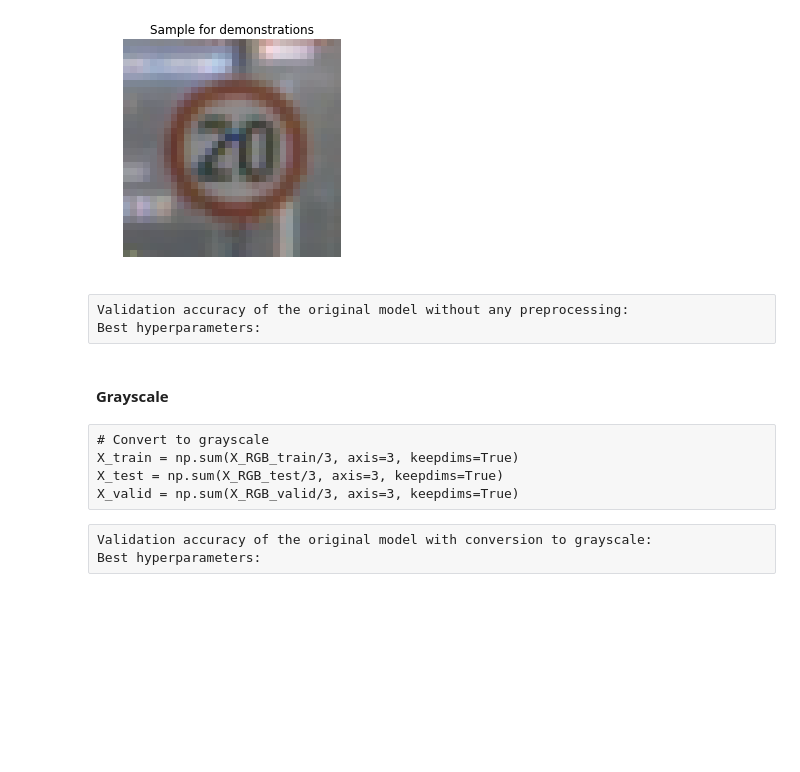
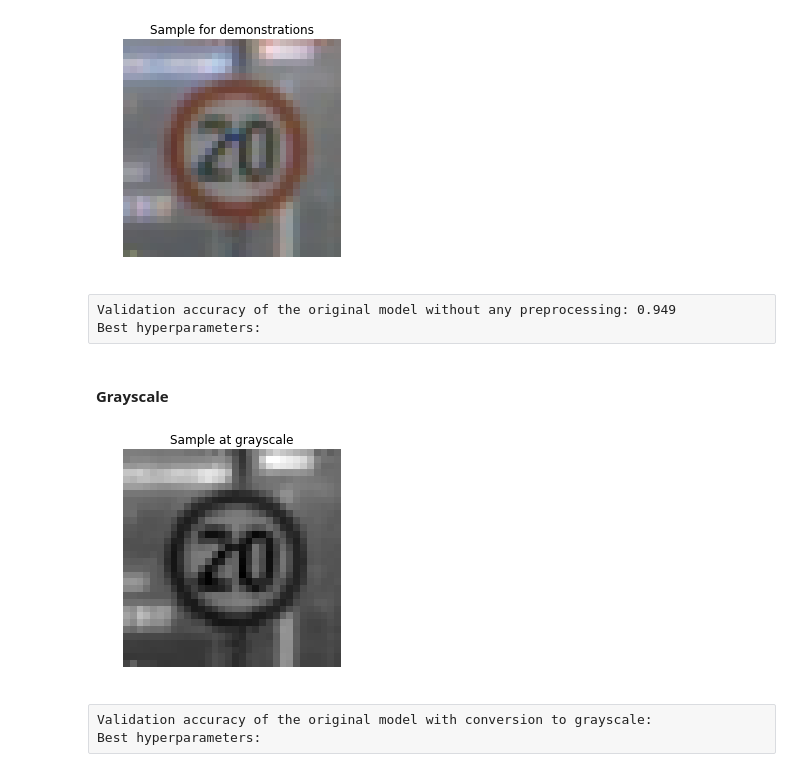
Before and after one commit to tmandzak/CarND-Traffic-Sign-Classifier-Project, a Jupyter notebook: Traffic_Sign_Classifier.ipynb, the cells around one changed output. Saved outputs shown, nothing was run; the diff lists cells and outputs as text; code cells hidden in the pictures; blank space fills up the shorter version.

```diff
--- a/Traffic_Sign_Classifier.ipynb
+++ b/Traffic_Sign_Classifier.ipynb
@@ -202,10 +202,5 @@ sigma = 0.1
 # %% [raw]
-Validation accuracy of the original model without any preprocessing:
+Validation accuracy of the original model without any preprocessing: 0.949
 Best hyperparameters:
 # %% [markdown]
 #### Grayscale
-# %% [raw]
-# Convert to grayscale
-X_train = np.sum(X_RGB_train/3, axis=3, keepdims=True)
-X_test = np.sum(X_RGB_test/3, axis=3, keepdims=True)
-X_valid = np.sum(X_RGB_valid/3, axis=3, keepdims=True)
@@ -218,3 +214,9 @@ sigma = 0.1
+# %%
+plt.axis('off')
+plt.imshow(sample.squeeze(), cmap='gray')
+_  = plt.axes().set_title('Sample at grayscale')
+# %% [output]
+[figure, added]
 # %% [raw]
 Validation accuracy of the original model with conversion to grayscale:
 Best hyperparameters:
```
Also changed, not shown: parts of 19 cells of this notebook, 3 other files.
